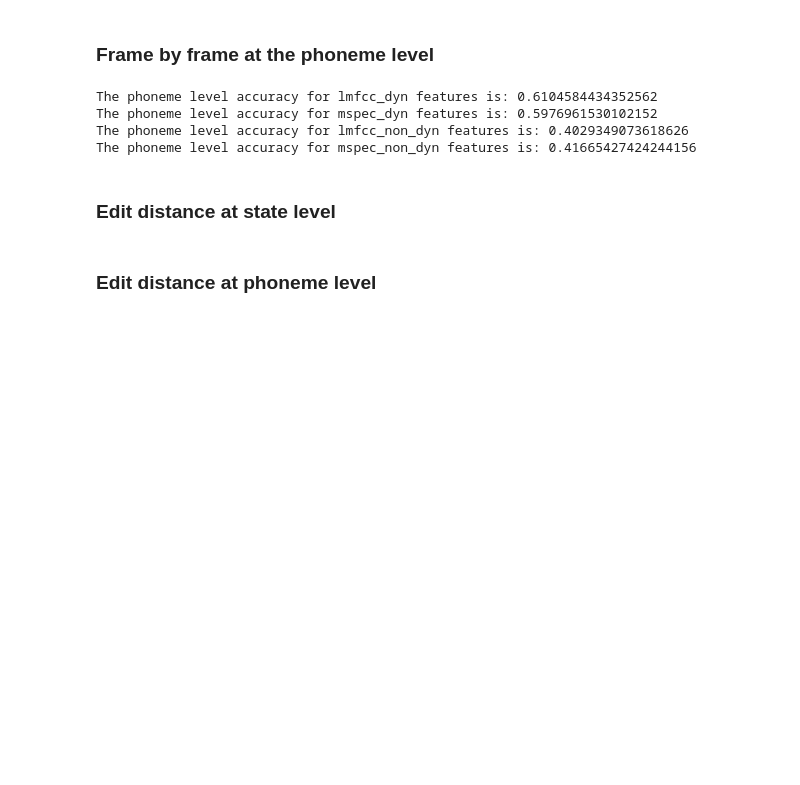
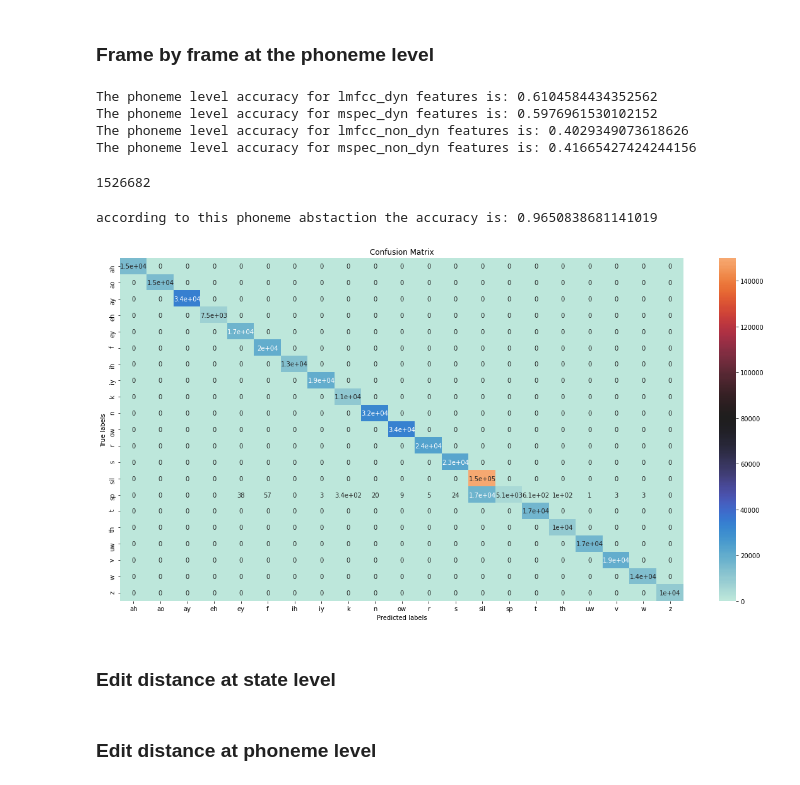
Before and after one commit to jotix16/Speech-and-Speaker-Recognition, a Jupyter notebook: Lab3/Lab3.ipynb, the cells around one changed output. Drawn from its saved outputs; the diff is of its cells as text; code cells hidden in the pictures; blank space fills up the shorter version.

```diff
--- a/Lab3/Lab3.ipynb
+++ b/Lab3/Lab3.ipynb
@@ -620,6 +638,70 @@ The phoneme level accuracy for lmfcc_dyn features is: 0.6104584434352562
 The phoneme level accuracy for mspec_dyn features is: 0.5976961530102152
 The phoneme level accuracy for lmfcc_non_dyn features is: 0.4029349073618626
 The phoneme level accuracy for mspec_non_dyn features is: 0.41665427424244156
+# %%
+def phoneme_predictions_builder(Y_test_indexes,Y_pred_indexes):
+    _,stateList,_ = pickle.load( open('saved_files/phoneHMM_states.pkl', 'rb'))
+
+    sp_index = stateList.index('sp_0')
+    phoneme_level_predictions = [] # True or False
+    i = 0
+    phoneme_true = []
+    phoneme_predictions = []
+
+    while True:
+        if i >= len(Y_test_indexes): break
+        if Y_test_indexes[i] == sp_index:
+            phoneme_true.append('sp')
+            phoneme_predictions.append(stateList[Y_pred_indexes[i]].split('_')[0])
+            i+=1
+        else:
+            phoneme_true.append(stateList[Y_test_indexes[i]].split('_')[0])
+            phoneme_predictions.append(stateList[Y_test_indexes[i]].split('_')[0])
+            i+=3
+#     i = 0
+#     while True:
+#         if i >= len(Y_pred_indexes): break
+#         if Y_pred_indexes[i] == sp_index:
+#             phoneme_predictions.append('sp')
+#             i+=1
+#         else:
+#             k = i+1
+#             phon = stateList[Y_pred_indexes[i]].split('_')[0]
+#             while k < len(Y_pred_indexes) and phon in stateList[Y_pred_indexes[k]]:
+# #                 print(stateList[Y_pred_indexes[k]], phon)
+#                 k=k+1
+#             phoneme_predictions.append(phon)
+#             i=k
+    return phoneme_true, phoneme_predictions
+# %% [output]
+1526682
+# %%
+from sklearn.metrics import confusion_matrix, plot_confusion_matrix
+import seaborn as sns
+import matplotlib.pyplot as plt
+
+Y_test_indexes,Y_pred_indexes=load_predictions('lmfcc_dyn')
+
+# compute the true and predicted phonemes
+phoneme_true, phoneme_predictions = phoneme_predictions_builder(Y_test_indexes,Y_pred_indexes)
+phoneme_true = [phones.index(ph) for ph in phoneme_true]
+phoneme_predictions = [phones.index(ph) for ph in phoneme_predictions]
+acc = np.sum([ph1 == ph2 for ph1,ph2 in zip(phoneme_true, phoneme_predictions)])/ len(phoneme_true)
+print("according to this phoneme abstaction the accuracy is:",acc )
+
+
+plt.figure(figsize=(20,10))
+ax= plt.subplot()
+cm = confusion_matrix(phoneme_true, phoneme_predictions)
+sns.heatmap(cm,center=80000,annot=True); #annot=True to annotate cells
+
+# labels, title and ticks
+ax.set_xlabel('Predicted labels');ax.set_ylabel('True labels');
+ax.set_title('Confusion Matrix');
+ax.xaxis.set_ticklabels(phones); ax.yaxis.set_ticklabels(phones);
+# %% [output]
+according to this phoneme abstaction the accuracy is: 0.9650838681141019
+[figure, added]
 # %% [markdown]
 ### Edit distance at state level
 # %%
```
Also changed, not shown: parts of 2 cells of this notebook, 1 other file.
